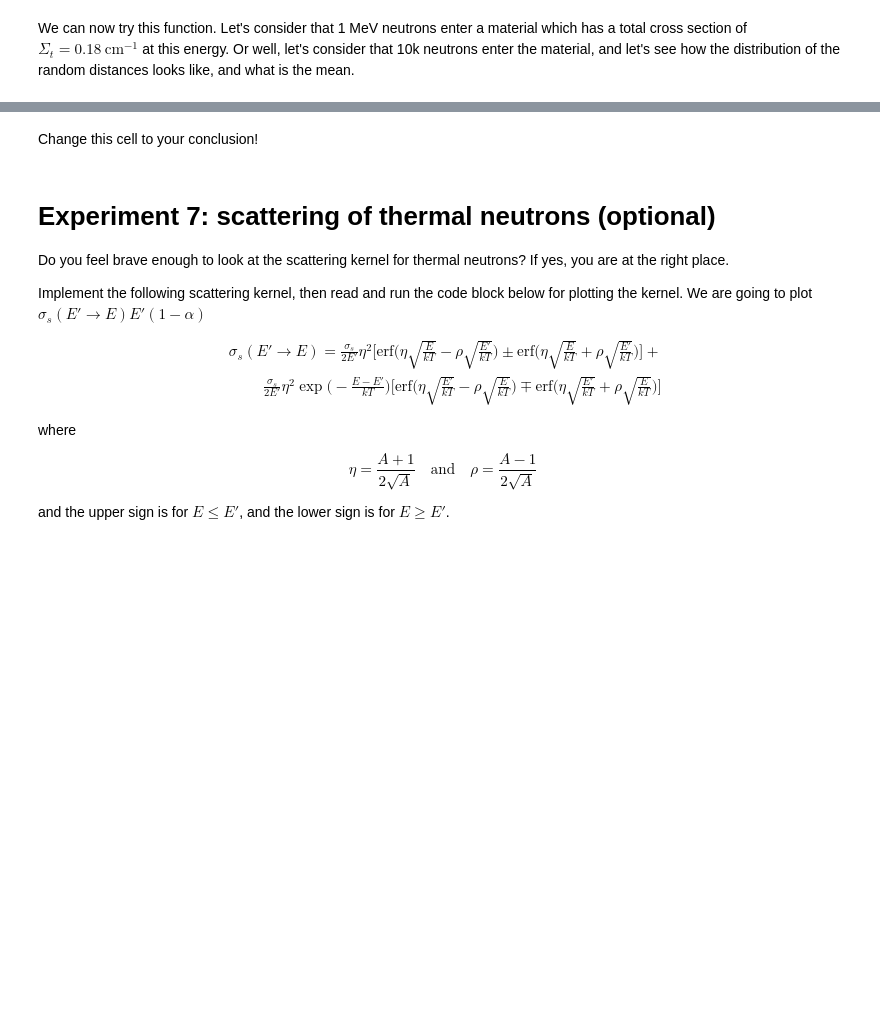
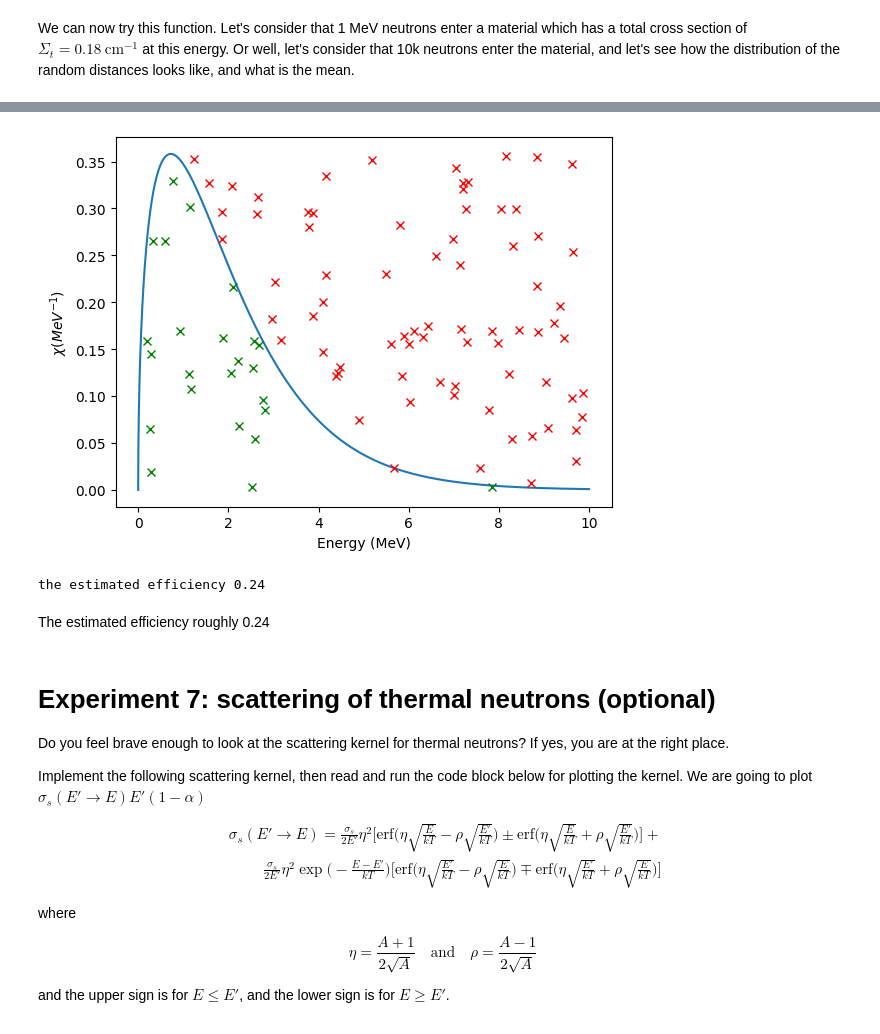
Before and after one commit to AlexHedene/Prog2_Projects, a Jupyter notebook: Reactor_Lovisa/Datalab_tasks_2023/Datalabs/Datalab04/4-Scattering_MCintro.ipynb, the cells around one changed output, grey strips where cells are left out. Cells and saved outputs as stored; diff of their text form; code cells hidden in the pictures; blank space fills up the shorter version.

```diff
--- a/Reactor_Lovisa/Datalab_tasks_2023/Datalabs/Datalab04/4-Scattering_MCintro.ipynb
+++ b/Reactor_Lovisa/Datalab_tasks_2023/Datalabs/Datalab04/4-Scattering_MCintro.ipynb
@@ -418,30 +420,35 @@ Does this method seem to be efficient to sample the Watt-spectrum? Count the num
 # %%
 def watt(x):
     C1 = 0.453
     C2 = 0.965
     C3 = 2.29
-    return #complete the line
+    return C1*np.exp(-x/C2)*np.sinh(np.sqrt(C3*x))
 
 E=np.linspace(0,10,10000)
 plt.figure()
 plt.plot(E,watt(E))
 maxW=np.max(watt(E))
-
+count_accepted = 0
 for _ in range(100):
     xi=np.random.uniform(0,10)
-    yi=#complete the line
+    yi=np.random.uniform(0, maxW)
     if yi<watt(xi):
         plt.plot(xi,yi,'gx')
-    #complete the if/else statements
-    #count how often a number is accepted!
+        count_accepted +=1
+    else:
+        plt.plot(xi,yi,'rx')
+
 
 plt.xlabel('Energy (MeV)')
 plt.ylabel(r'$\chi (MeV^{-1})$')
 plt.show()
 
-print()#print the estimated efficiency
+print(f'the estimated efficiency {count_accepted/100}')
+# %% [output]
+[figure, added]
+the estimated efficiency 0.24
-# %% [markdown]
-Change this cell to your conclusion!
+# %% [markdown]
+The estimated efficiency roughly 0.24
 # %% [markdown]
 # Experiment 7: scattering of thermal neutrons (optional)
 
```
Also changed, not shown: parts of 12 cells of this notebook.
